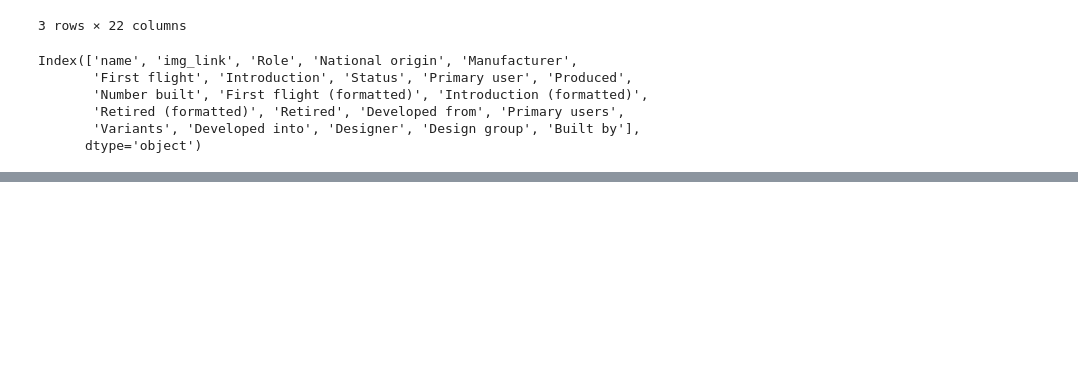
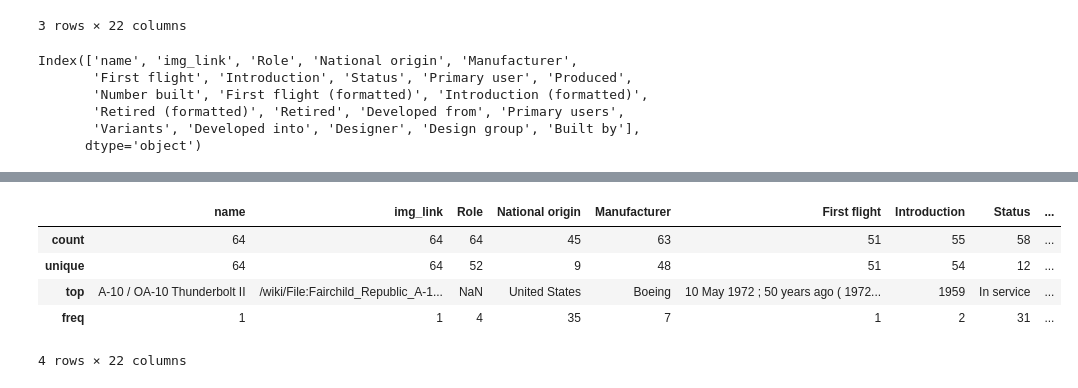
Before and after one commit to leadeeerq/Projects, a Jupyter notebook: 221231_USAF.ipynb, the cells around one changed output, grey strips where cells are left out. Saved outputs shown, nothing was run; the diff lists cells and outputs as text; code cells hidden in the pictures; blank space fills up the shorter version.

```diff
--- a/221231_USAF.ipynb
+++ b/221231_USAF.ipynb
@@ -645,0 +679,9 @@ Index(['name', 'img_link', 'Role', 'National origin', 'Manufacturer',
+# %%
+df.describe()
+# %% [output]
+|  | name | img_link | Role | National origin | Manufacturer | First flight | Introduction | Status | ... |
+| count | 64 | 64 | 64 | 45 | 63 | 51 | 55 | 58 | ... |
+| unique | 64 | 64 | 52 | 9 | 48 | 51 | 54 | 12 | ... |
+| top | A-10 / OA-10 Thunderbolt II | /wiki/File:Fairchild_Republic_A-1... | NaN | United States | Boeing | 10 May 1972 ; 50 years ago ( 1972... | 1959 | In service | ... |
+| freq | 1 | 1 | 4 | 35 | 7 | 1 | 2 | 31 | ... |
+4 rows × 22 columns
```
Also changed, not shown: parts of 8 cells of this notebook.
